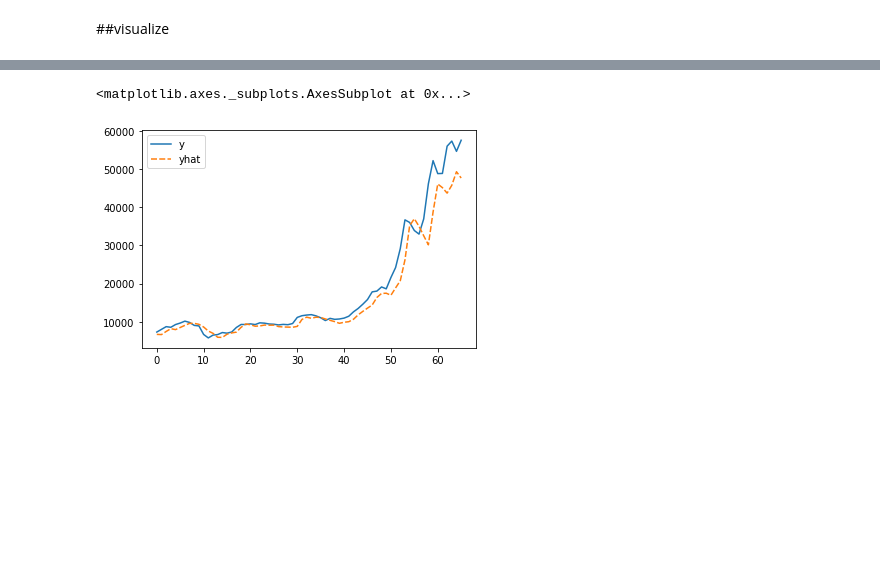
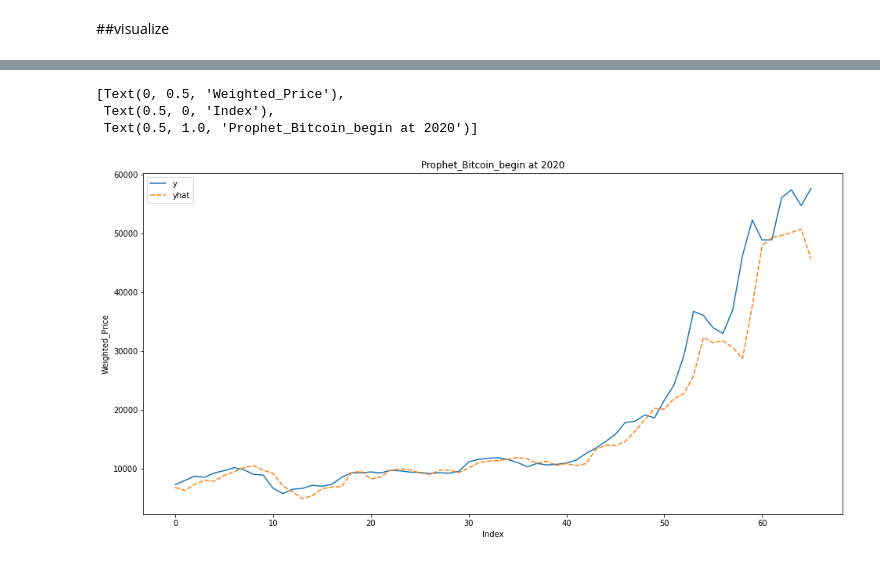
Before and after one commit to Rtengmiami/TimeSeries, a Jupyter notebook: Prophet.ipynb, the cells around one changed output, grey strips where cells are left out. Drawn from its saved outputs; the diff is of its cells as text; code cells hidden in the pictures; blank space fills up the shorter version.

```diff
--- a/Prophet.ipynb
+++ b/Prophet.ipynb
@@ -127,0 +316,3 @@ df_Prophet_addreg = df_Prophet_addreg.reset_index()
+# %%
+for i in range(0,len(exogenous)):
+  print(result_find[i],exogenous[i])
@@ -137,10 +488,13 @@ exogenous_features = ['Open_mean_lag3','Open_mean_lag7', 'Open_mean_lag30',
                       'Volume_(BTC)_mean_lag3', 'Volume_(BTC)_mean_lag7',
                       'Volume_(BTC)_mean_lag30', 'Volume_(BTC)_std_lag3',
                       'Volume_(BTC)_std_lag7', 'Volume_(BTC)_std_lag30',
+                      'Volume_(Currency)_mean_lag3', 'Volume_(Currency)_mean_lag7',
+                      'Volume_(Currency)_mean_lag30', 'Volume_(Currency)_std_lag3',
+                      'Volume_(Currency)_std_lag7', 'Volume_(Currency)_std_lag30',
                       'month', 'week','day', 'day_of_week']
 # %%
 
-lag_features = ["Open", "High", "Low", "Close","Volume_(BTC)"]
+lag_features = ["Open", "High", "Low", "Close"]
 window1 = 3
 window2 = 7
 window3 = 30
@@ -179,7 +533,7 @@ df_valid = df_Prophet_addreg[df_Prophet_addreg.Timestamp >= "2020"]
 print('train shape :', df_train)#.shape)
 print('validation shape :', df_valid)#.shape)
 
-df_Prophet_addreg.head()
+# df_Prophet_addreg.head()
 # %% [output]
 train shape :      Timestamp         Open         High          Low        Close  \
 0   2012-01-01     4.611429     4.621429     4.611429     4.621429
@@ -227,7 +574,5 @@ df_train
 # %%
-# df_train = df_train.append(exogenous_features)
-# df_valid = df_valid.append(exogenous_features)
-m2_fbp = Prophet()
+m2_fbp = Prophet(interval_width=0.95,weekly_seasonality=True,daily_seasonality=True,)
 for feature in exogenous_features:
    m2_fbp.add_regressor(feature)
 
@@ -273,10 +616,15 @@ Name: yhat, Length: 66, dtype: float64
 # %%
 test_data2 = df_valid[['ds','y']]
 test_data2 = test_data2.copy()
 yhat = forecast2.loc[:,"yhat"].values
 test_data2.insert(2,column ="yhat" ,value = yhat)
 test_data2 = test_data2.reset_index(drop = True)
-sns.lineplot(data = test_data2)
+
+plt.figure(figsize=(16, 8))
+ax2 = sns.lineplot(data = test_data2)
+ax2.set(xlabel = "Index", ylabel = "Weighted_Price",title ='Prophet_Bitcoin_begin at 2020')
 # %% [output]
-<matplotlib.axes._subplots.AxesSubplot at 0x...>
+[Text(0, 0.5, 'Weighted_Price'),
+ Text(0.5, 0, 'Index'),
+ Text(0.5, 1.0, 'Prophet_Bitcoin_begin at 2020')]
-[figure, old version]
+[figure, new version]
```
Also changed, not shown: parts of 27 cells of this notebook.
